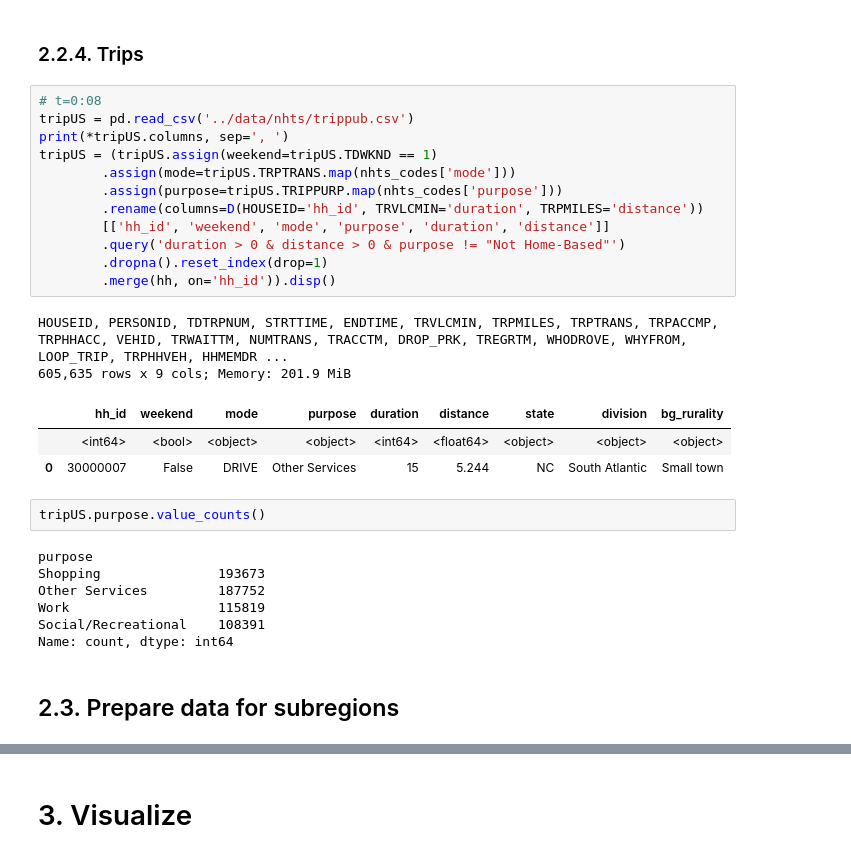
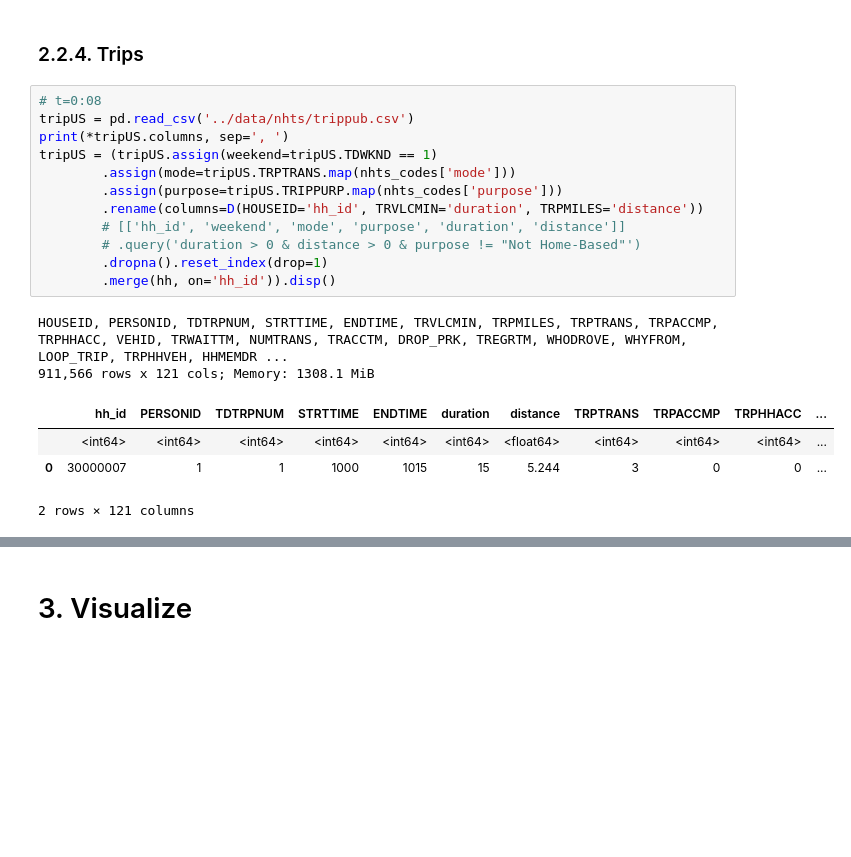
Before and after one commit to rvanxer/spr_4711, a Jupyter notebook: code/nhts.ipynb, the cells around one changed output, grey strips where cells are left out. Drawn from its saved outputs; the diff is of its cells as text; blank space fills up the shorter version.

```diff
--- a/code/nhts.ipynb
+++ b/code/nhts.ipynb
@@ -68,29 +68,19 @@ HOUSEID, TRAVDAY, SAMPSTRAT, HOMEOWN, HHSIZE, HHVEHCNT, HHFAMINC, PC, SPHONE, TA
 # %%
 # t=0:08
 tripUS = pd.read_csv('../data/nhts/trippub.csv')
 print(*tripUS.columns, sep=', ')
 tripUS = (tripUS.assign(weekend=tripUS.TDWKND == 1)
         .assign(mode=tripUS.TRPTRANS.map(nhts_codes['mode']))
         .assign(purpose=tripUS.TRIPPURP.map(nhts_codes['purpose']))
         .rename(columns=D(HOUSEID='hh_id', TRVLCMIN='duration', TRPMILES='distance'))
-        [['hh_id', 'weekend', 'mode', 'purpose', 'duration', 'distance']]
-        .query('duration > 0 & distance > 0 & purpose != "Not Home-Based"')
+        # [['hh_id', 'weekend', 'mode', 'purpose', 'duration', 'distance']]
+        # .query('duration > 0 & distance > 0 & purpose != "Not Home-Based"')
         .dropna().reset_index(drop=1)
         .merge(hh, on='hh_id')).disp()
 # %% [output]
 HOUSEID, PERSONID, TDTRPNUM, STRTTIME, ENDTIME, TRVLCMIN, TRPMILES, TRPTRANS, TRPACCMP, TRPHHACC, VEHID, TRWAITTM, NUMTRANS, TRACCTM, DROP_PRK, TREGRTM, WHODROVE, WHYFROM, LOOP_TRIP, TRPHHVEH, HHMEMDR ...
-605,635 rows x 9 cols; Memory: 201.9 MiB
+911,566 rows x 121 cols; Memory: 1308.1 MiB
-|  | hh_id | weekend | mode | purpose | duration | distance | state | division | bg_rurality |
-|  | <int64> | <bool> | <object> | <object> | <int64> | <float64> | <object> | <object> | <object> |
-| 0 | 30000007 | False | DRIVE | Other Services | 15 | 5.244 | NC | South Atlantic | Small town |
+|  | hh_id | PERSONID | TDTRPNUM | STRTTIME | ENDTIME | duration | distance | TRPTRANS | TRPACCMP | TRPHHACC | ... |
+|  | <int64> | <int64> | <int64> | <int64> | <int64> | <int64> | <float64> | <int64> | <int64> | <int64> | ... |
+| 0 | 30000007 | 1 | 1 | 1000 | 1015 | 15 | 5.244 | 3 | 0 | 0 | ... |
+2 rows × 121 columns
-# %%
-tripUS.purpose.value_counts()
-# %% [output]
-purpose
-Shopping               193673
-Other Services         187752
-Work                   115819
-Social/Recreational    108391
-Name: count, dtype: int64
-# %% [markdown]
-## 2.3. Prepare data for subregions
```
Also changed, not shown: parts of 1 cell of this notebook, 2 other files.
